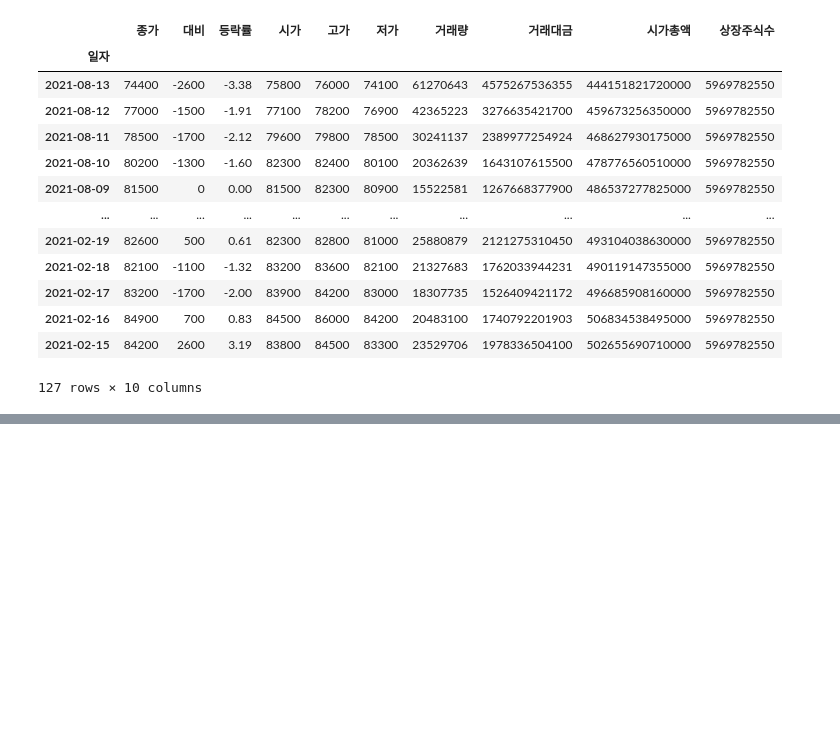
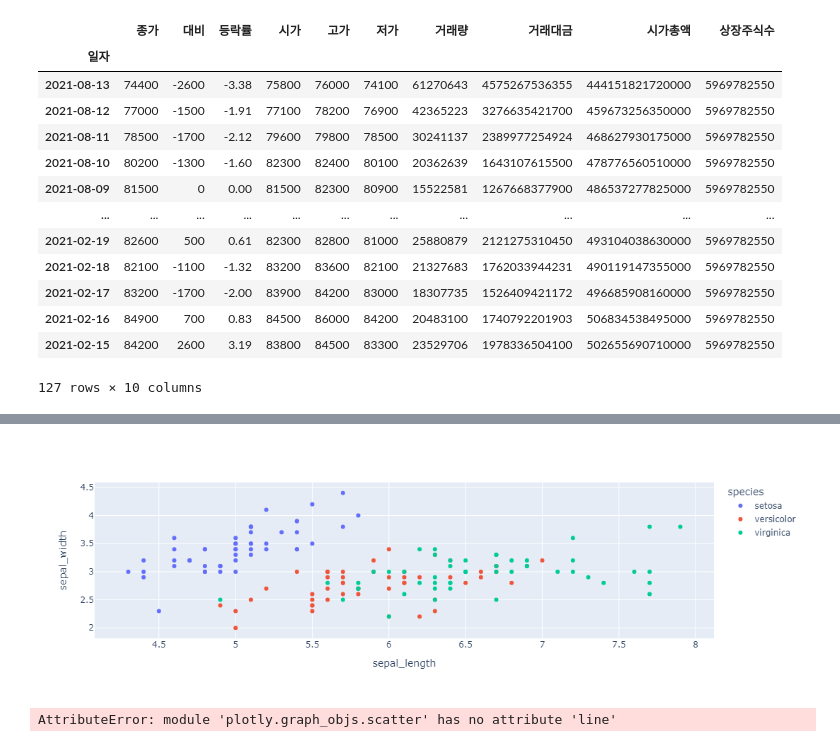
Before and after one commit to dsleslie/Archiving, a Jupyter notebook: IMDGB/step02_ds_basic/241002_lecture.ipynb, the cells around one changed output, grey strips where cells are left out. Drawn from its saved outputs; the diff is of its cells as text; code cells hidden in the pictures; blank space fills up the shorter version.

```diff
--- a/IMDGB/step02_ds_basic/241002_lecture.ipynb
+++ b/IMDGB/step02_ds_basic/241002_lecture.ipynb
@@ -517,0 +558,22 @@ df = df.reset_index()
+# %%
+iris = px.data.iris()
+fig = px.scatter(iris, x='sepal_length', y='sepal_width', color = 'species')
+fig.show()
+# %% [output]
+[figure, added]
+# %%
+iris = px.data.iris()
+fig = px.scatter(iris, x='sepal_length', y='sepal_width', color = 'species')
+
+fig.add_trace(
+    go.Scatter(
+        x = [4.5, 7.5], # line 그리려고
+        y = [4, 2],
+        mode = "lines",
+        line = go.scatter.line(color = 'red'),
+        showlegend=False
+    )
+)
+fig.show()
+# %% [output]
+AttributeError: module 'plotly.graph_objs.scatter' has no attribute 'line'
```
Also changed, not shown: parts of 17 cells of this notebook, 1 other file.
